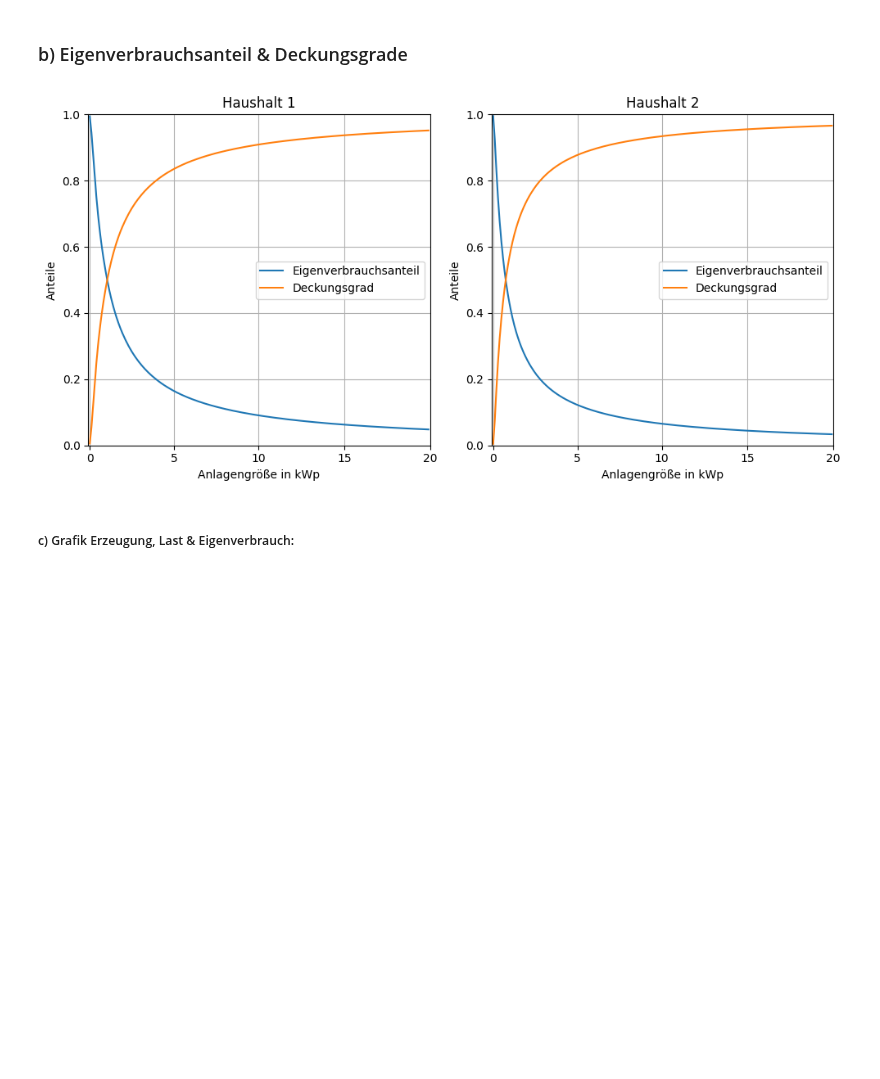
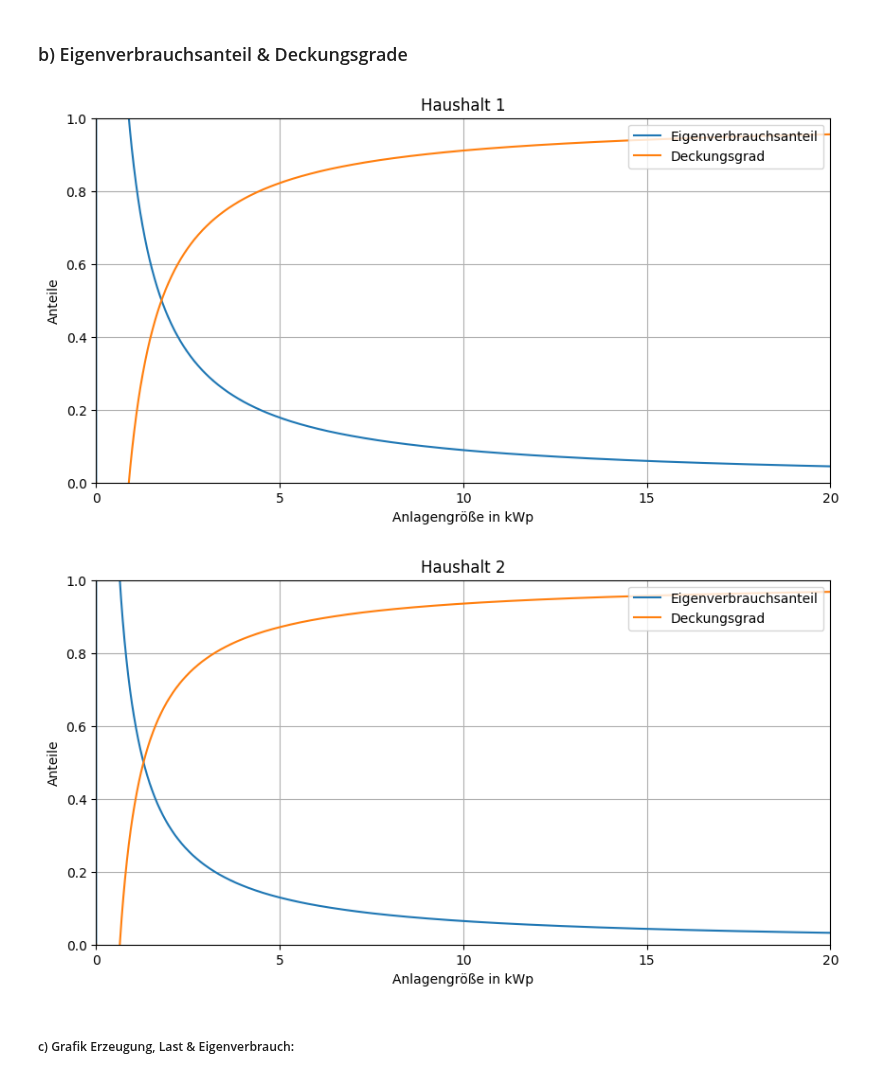
Before and after one commit to AhmedAkhi/2.UE, a Jupyter notebook: UE2_Gruppe2.ipynb, the cells around one changed output. Cells and saved outputs as stored; diff of their text form; code cells hidden in the pictures; blank space fills up the shorter version.

```diff
--- a/UE2_Gruppe2.ipynb
+++ b/UE2_Gruppe2.ipynb
@@ -180,18 +180,13 @@ PV-Gesamterzeugung:      19022.48 kWh
 ### b) Eigenverbrauchsanteil & Deckungsgrade
 # %%
 #Deckungsgrad beschreibt die Unabhängigkeit von anderen Energiequellen als der Sonne
+def Anteile_Verbrauch_Deckungsgrad(Haushalt, Produktion):
+    Anlagen_sizes = np.arange(0, 20, 20/35040)  # Anlagengröße der Produktiongröße von 305041 Werte angepasst
 
-def Anteile_Verbrauch_Deckungsgrad(Haushalt, Produktion, Anlage_Pv):
-    Eigenverbrauchsanteile = []
-    Deckungsgrade = []
+    Eigenverbrauch, Überschusseinspeisung = Eigenverbrauch_Einspeisung_Haushalt(Haushalt, Produktion, Anlagen_sizes)
 
-    for i in range(1, 211, 1):  # Anlagengröße von 0 bis 20 kWp
-        Anlage_size = i/10      # Schritte von 0.1kWp
-        Eigenverbrauch, Überschusseinspeisung = Eigenverbrauch_Einspeisung_Haushalt(Haushalt, Produktion, Anlage_size)
-
-        Gesamtproduktion = Produktion.sum() * Anlage_size
-        Eigenverbrauchsanteil = Eigenverbrauch / Gesamtproduktion if Gesamtproduktion > 0 else 0
-        Deckungsgrade.append(Überschusseinspeisung / Gesamtproduktion if Gesamtproduktion > 0 else 0)
-        Eigenverbrauchsanteile.append(Eigenverbrauchsanteil)
+    Gesamtproduktion = Produktion.sum() * Anlagen_sizes
+    Eigenverbrauchsanteile = np.where(Gesamtproduktion > 0, Eigenverbrauch / Gesamtproduktion, 0)
+    Deckungsgrade = np.where(Gesamtproduktion > 0, 1 - Eigenverbrauch / Gesamtproduktion, 0)
 
     return Eigenverbrauchsanteile, Deckungsgrade
@@ -202,36 +193,24 @@ Eigenverbrauchsanteile_H2, Deckungsgrade_H2 = Anteile_Verbrauch_Deckungsgrad(Hau
-# %%
-# Diagramme erstellen
-plt.figure(figsize=(10, 5))
-
-# Haushalt1
-plt.subplot(1, 2, 1)
-plt.plot(range(1, 211), Eigenverbrauchsanteile_H1, label='Eigenverbrauchsanteil')
-plt.plot(range(1, 211), Deckungsgrade_H1, label='Deckungsgrad')
-plt.xlabel('Anlagengröße in kWp')
-plt.ylabel('Anteile')
-plt.title('Haushalt 1')
-plt.xticks([1, 53 , 105, 158, 211], ["0", "5", "10", "15", "20"])
-plt.xlim(0, 211)  # Setze die Grenzen der x-Achse
-plt.ylim(0, 1)   # Setze die Grenzen der y-Achse
-plt.grid()
-plt.legend()
-
-# Haushalt2
-plt.subplot(1, 2, 2)
-plt.plot(range(1, 211), Eigenverbrauchsanteile_H2, label='Eigenverbrauchsanteil')
-plt.plot(range(1, 211), Deckungsgrade_H2, label='Deckungsgrad')
-plt.xlabel('Anlagengröße in kWp')
-plt.xticks([1, 53 , 105, 158, 211], ["0", "5", "10", "15", "20"])
-plt.xlim(0, 211)  # Setze die Grenzen der x-Achse
-plt.ylim(0, 1)   # Setze die Grenzen der y-Achse
-plt.ylabel('Anteile')
-plt.title('Haushalt 2')
-plt.legend()
-plt.grid()
-plt.tight_layout()
-plt.show()
-# %% [output]
-[figure, removed]
+# %%
+def plot_Anteile_Verbrauch_Deckungsgrad(Haushalt, Produktion, Haushaltsnummer):
+    Eigenverbrauchsanteile, Deckungsgrade = Anteile_Verbrauch_Deckungsgrad(Haushalt, Produktion["Produktion"])
+
+    plt.figure(figsize=(10, 5))
+    plt.plot(range(1, 35041), Eigenverbrauchsanteile, label='Eigenverbrauchsanteil')
+    plt.plot(range(1, 35041), Deckungsgrade, label='Deckungsgrad')
+    plt.xlabel('Anlagengröße in kWp')
+    plt.ylabel('Anteile')
+    plt.title(f'Haushalt {Haushaltsnummer}')
+    plt.xticks([1, 8760 , 17521, 26281, 35041], ["0", "5", "10", "15", "20"])
+    plt.xlim(0, 35041)
+    plt.ylim(0, 1)
+    plt.grid()
+    plt.legend(loc='upper right')
+# %%
+plot_Anteile_Verbrauch_Deckungsgrad(Haushalt1, dfProduktion, 1)
+plot_Anteile_Verbrauch_Deckungsgrad(Haushalt2, dfProduktion, 2)
+# %% [output]
+[figure, added]
+[figure, added]
 # %% [markdown]
 ##### c) Grafik Erzeugung, Last & Eigenverbrauch:
 # %%
```
Also changed, not shown: parts of 8 cells of this notebook.
